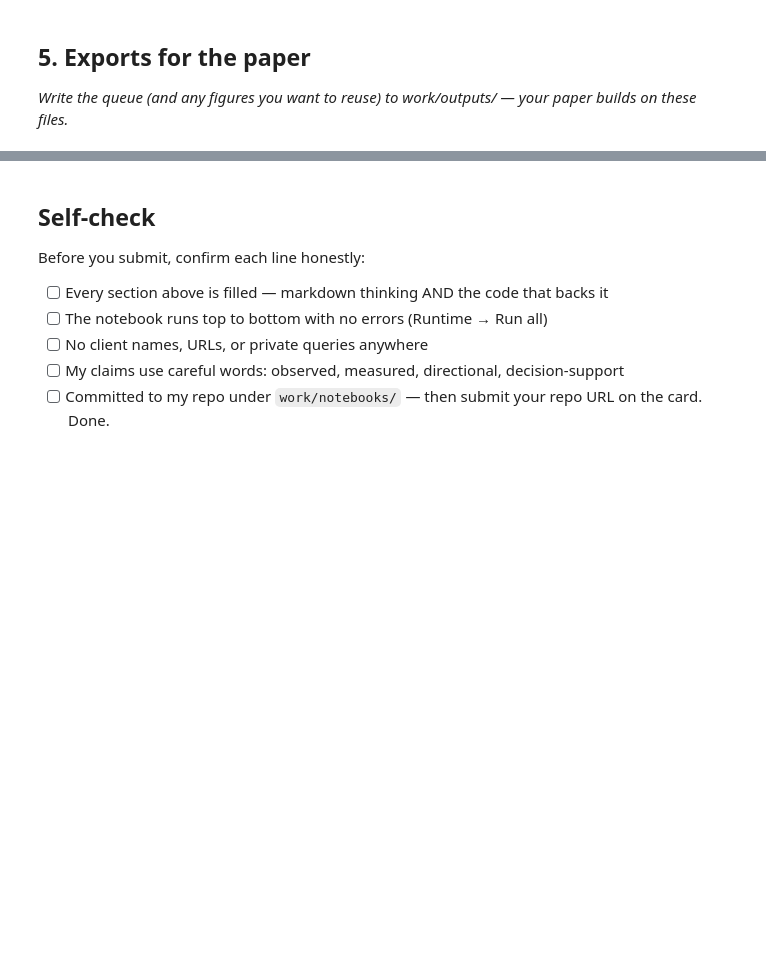
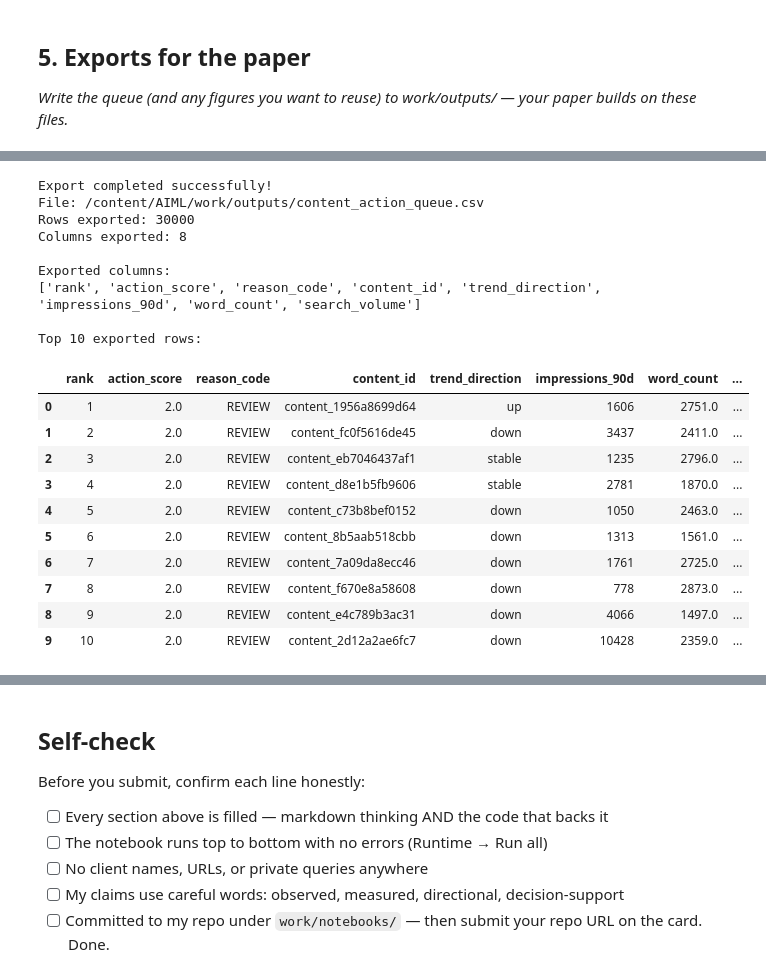
Before and after one commit to vaishnavikabbe/AIML, a Jupyter notebook: work/notebooks/w07_action_playbook.ipynb, the cells around one changed output, grey strips where cells are left out. Drawn from its saved outputs; the diff is of its cells as text; code cells hidden in the pictures; blank space fills up the shorter version.

```diff
--- a/work/notebooks/w07_action_playbook.ipynb
+++ b/work/notebooks/w07_action_playbook.ipynb
@@ -43,0 +555,79 @@ This skeleton is yours to fill. Work the sections **in order** — each one has
+# %%
+# This cell is for CODE (numbers, a query, a check).
+# Write your text answer in the cell ABOVE this one — typing sentences here breaks Run All.
+# Section 5: Export the ranked queue for the paper
+
+import os
+import pandas as pd
+
+# Create the output directory
+OUTPUT_DIR = "/content/AIML/work/outputs"
+os.makedirs(OUTPUT_DIR, exist_ok=True)
+
+# Check that the ranked dataframe exists
+if "work" not in globals():
+    raise ValueError(
+        "The ranked dataframe 'work' does not exist. "
+        "Please run Section 1 first."
+    )
+
+# Columns to export
+export_columns = [
+    col for col in [
+        "rank",
+        "action_score",
+        "reason_code",
+        "content_id",
+        "trend_direction",
+        "impressions_90d",
+        "word_count",
+        "search_volume"
+    ]
+    if col in work.columns
+]
+
+# Create final export
+paper_queue = work[export_columns].copy()
+
+# Save CSV
+output_file = os.path.join(
+    OUTPUT_DIR,
+    "content_action_queue.csv"
+)
+
+paper_queue.to_csv(
+    output_file,
+    index=False
+)
+
+print("Export completed successfully!")
+print("File:", output_file)
+print("Rows exported:", len(paper_queue))
+print("Columns exported:", len(paper_queue.columns))
+
+print("\nExported columns:")
+print(list(paper_queue.columns))
+
+print("\nTop 10 exported rows:")
+display(paper_queue.head(10))
+# %% [output]
+Export completed successfully!
+File: /content/AIML/work/outputs/content_action_queue.csv
+Rows exported: 30000
+Columns exported: 8
+
+Exported columns:
+['rank', 'action_score', 'reason_code', 'content_id', 'trend_direction', 'impressions_90d', 'word_count', 'search_volume']
+
+Top 10 exported rows:
+|  | rank | action_score | reason_code | content_id | trend_direction | impressions_90d | word_count | ... |
+| 0 | 1 | 2.0 | REVIEW | content_1956a8699d64 | up | 1606 | 2751.0 | ... |
+| 1 | 2 | 2.0 | REVIEW | content_fc0f5616de45 | down | 3437 | 2411.0 | ... |
+| 2 | 3 | 2.0 | REVIEW | content_eb7046437af1 | stable | 1235 | 2796.0 | ... |
+| 3 | 4 | 2.0 | REVIEW | content_d8e1b5fb9606 | stable | 2781 | 1870.0 | ... |
+| 4 | 5 | 2.0 | REVIEW | content_c73b8bef0152 | down | 1050 | 2463.0 | ... |
+| 5 | 6 | 2.0 | REVIEW | content_8b5aab518cbb | down | 1313 | 1561.0 | ... |
+| 6 | 7 | 2.0 | REVIEW | content_7a09da8ecc46 | down | 1761 | 2725.0 | ... |
+| 7 | 8 | 2.0 | REVIEW | content_f670e8a58608 | down | 778 | 2873.0 | ... |
+| 8 | 9 | 2.0 | REVIEW | content_e4c789b3ac31 | down | 4066 | 1497.0 | ... |
+| 9 | 10 | 2.0 | REVIEW | content_2d12a2ae6fc7 | down | 10428 | 2359.0 | ... |
```
Also changed, not shown: parts of 21 cells of this notebook.
